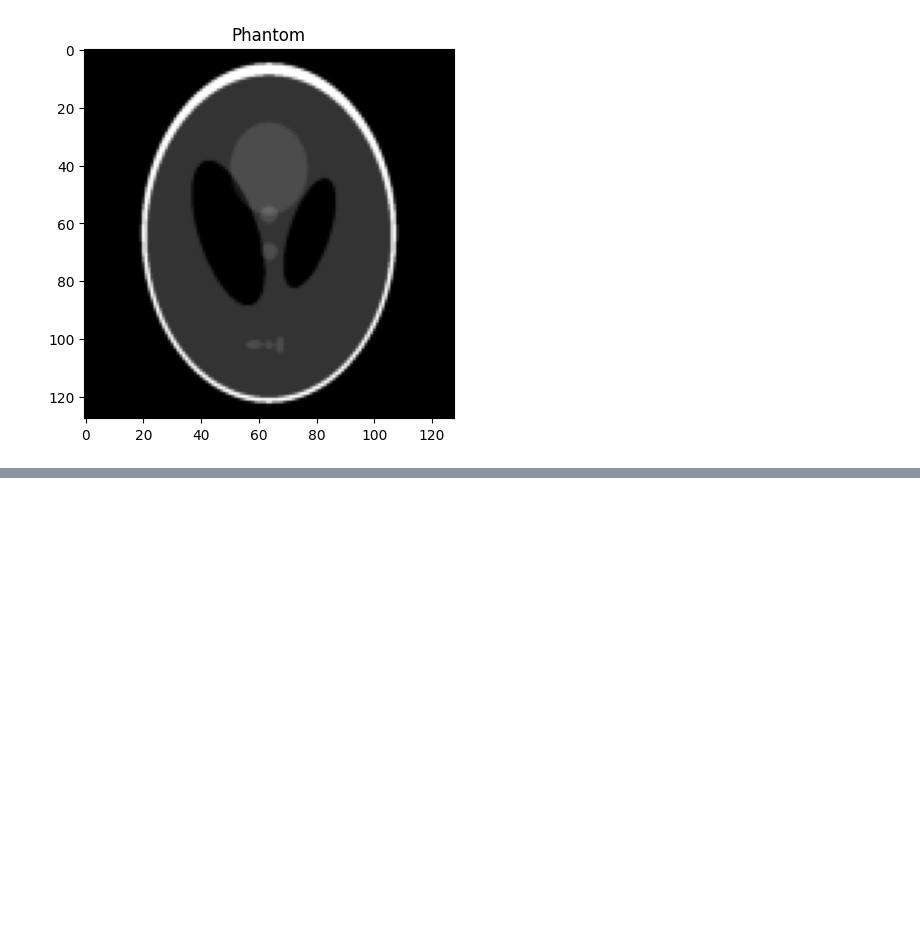
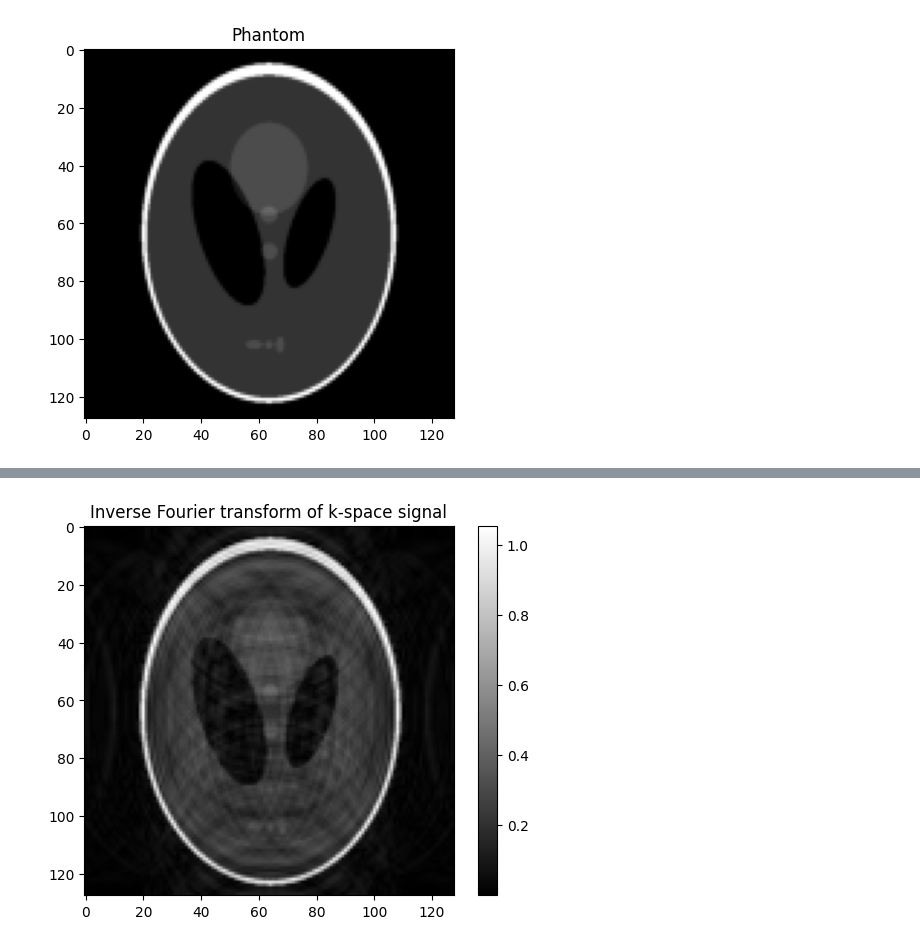
Before and after one commit to MaxStrey/Martinos_MR, a Jupyter notebook: Martinos_project/phantom_generation/phantom_10.ipynb, the cells around one changed output, grey strips where cells are left out. Cells and saved outputs as stored; diff of their text form; code cells hidden in the pictures; blank space fills up the shorter version.

```diff
--- a/Martinos_project/phantom_generation/phantom_10.ipynb
+++ b/Martinos_project/phantom_generation/phantom_10.ipynb
@@ -139,3 +129,12 @@ plt.show()
+# %%
+# Plot the inverse fourier transform of the k-space signal
+plt.figure()
+plt.imshow(np.abs(np.fft.ifftshift(np.fft.ifft2(k_space))), cmap='gray')
+plt.title('Inverse Fourier transform of k-space signal')
+plt.colorbar()
+plt.show()
+# %% [output]
+[figure, added]
 # %%
 # Reshape the k-space data into a vector
 kspace_vec = np.reshape(k_space, (N_spins*N_spins))
```
Also changed, not shown: parts of 4 cells of this notebook, 25 other files.
